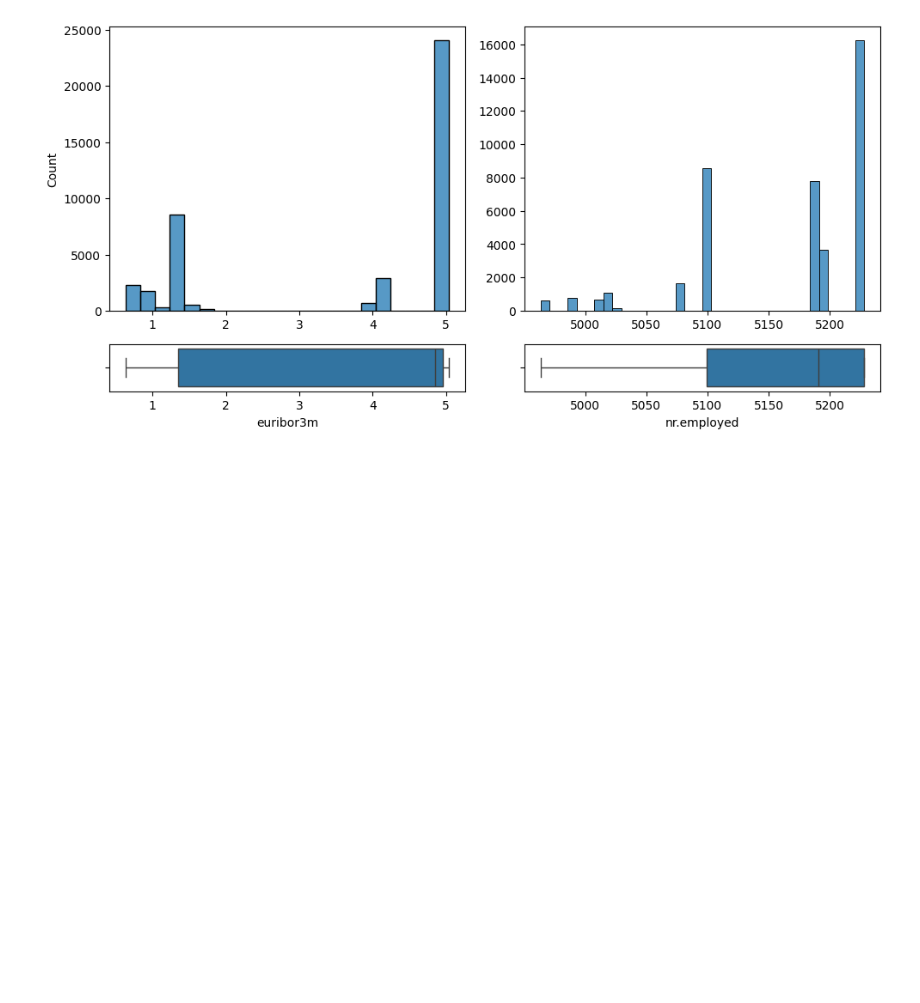
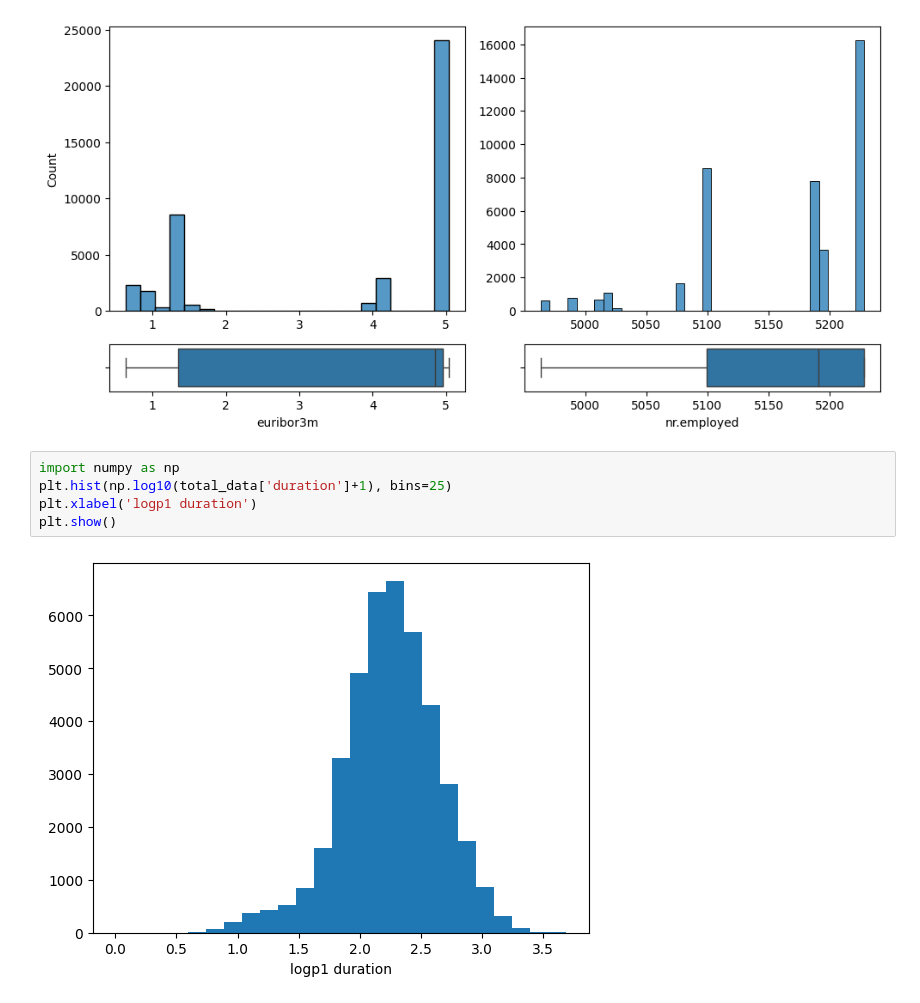
Before and after one commit to 4GeeksAcademy/nicholasdetriologisticregressionproject, a Jupyter notebook: src/explore.ipynb, the cells around one changed output. Cells and saved outputs as stored; diff of their text form; blank space fills up the shorter version.

```diff
--- a/src/explore.ipynb
+++ b/src/explore.ipynb
@@ -520,3 +517,10 @@ plt.tight_layout()
 plt.show()
 # %% [output]
 [figure]
+# %%
+import numpy as np
+plt.hist(np.log10(total_data['duration']+1), bins=25)
+plt.xlabel('logp1 duration')
+plt.show()
+# %% [output]
+[figure, added]
```
Also changed, not shown: parts of 5 cells of this notebook.
